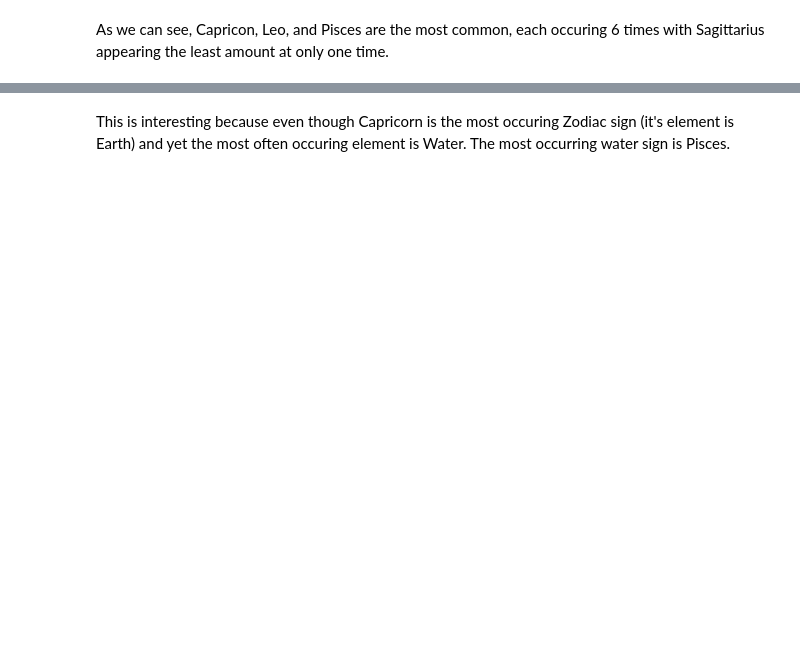
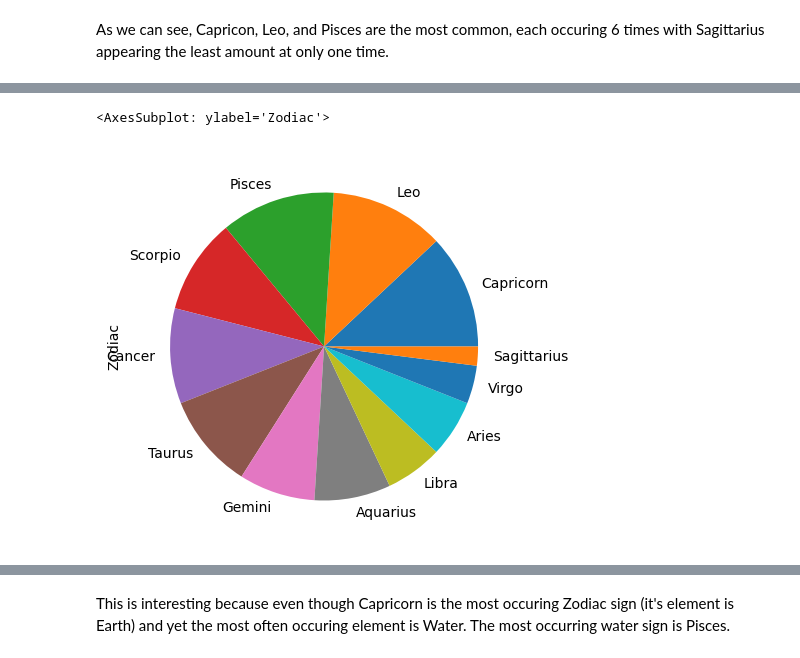
Before and after one commit to Jus1nM/Code-Louisville_Project, a Jupyter notebook: projects/Practice/Project/CL_Project.ipynb, the cells around one changed output, grey strips where cells are left out. Cells and saved outputs as stored; diff of their text form; code cells hidden in the pictures; blank space fills up the shorter version.

```diff
--- a/projects/Practice/Project/CL_Project.ipynb
+++ b/projects/Practice/Project/CL_Project.ipynb
@@ -13,0 +32,3 @@ df['Zodiac'].value_counts()
+# %%
+#clean data - fix typo: replace "Sagitarius" with "Sagittarius"
+df['Zodiac'] = df['Zodiac'].str.replace('Sagitarius', 'Sagittarius')
@@ -41,6 +102,9 @@ df['Zodiac'].value_counts()
 # %%
 #Piechart showing breakdown of each sign
-df['Zodiac'].value_counts().plot(kind='pie', figsize=(6,6))
+df['Zodiac'].value_counts().plot(kind='pie', figsize=(5,5))
+# %% [output]
+<AxesSubplot: ylabel='Zodiac'>
+[figure, added]
 # %%
 #Percentage calculation of each zodiac sign
 # %%
```
Also changed, not shown: parts of 26 cells of this notebook.
